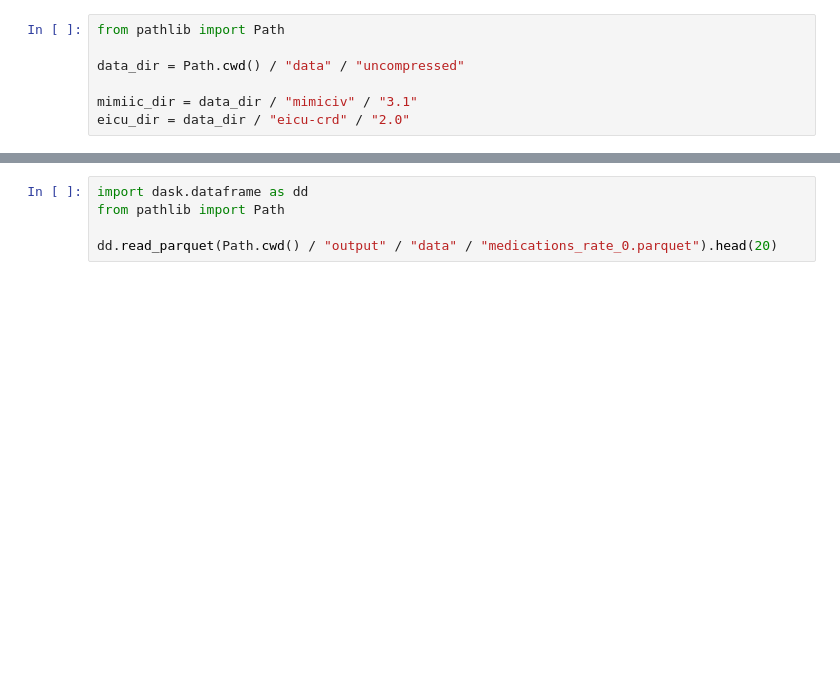
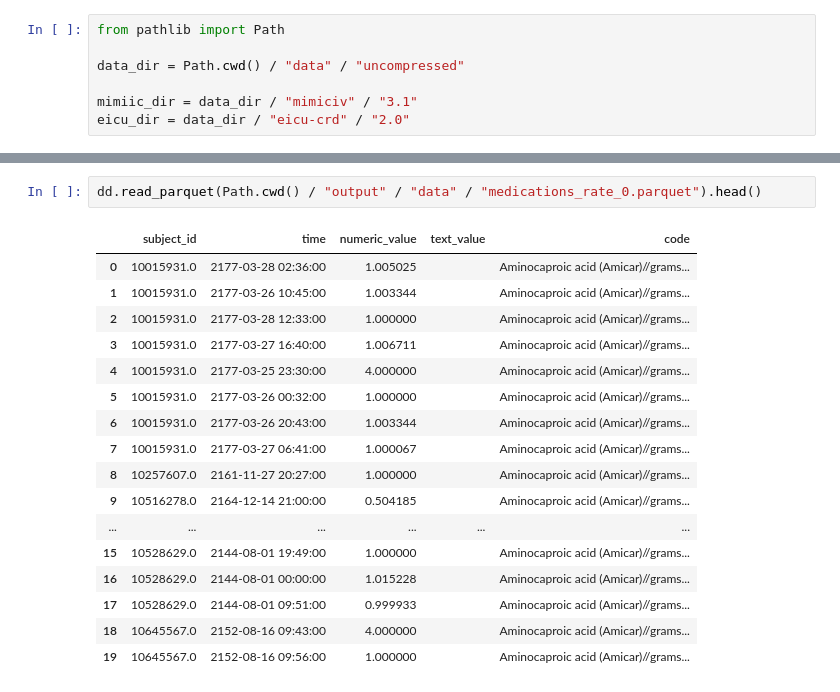
Before and after one commit to aidh-ms/OpenICU, a Jupyter notebook: example/example.ipynb, the cells around one changed output, grey strips where cells are left out. Drawn from its saved outputs; the diff is of its cells as text; blank space fills up the shorter version.

```diff
--- a/example/example.ipynb
+++ b/example/example.ipynb
@@ -37,5 +88,20 @@ df
 # %%
-import dask.dataframe as dd
-from pathlib import Path
-
-dd.read_parquet(Path.cwd() / "output" / "data" / "medications_rate_0.parquet").head(20)
+dd.read_parquet(Path.cwd() / "output" / "data" / "medications_rate_0.parquet").head()
+# %% [output]
+|  | subject_id | time | numeric_value | text_value | code |
+| 0 | 10015931.0 | 2177-03-28 02:36:00 | 1.005025 |  | Aminocaproic acid (Amicar)//grams... |
+| 1 | 10015931.0 | 2177-03-26 10:45:00 | 1.003344 |  | Aminocaproic acid (Amicar)//grams... |
+| 2 | 10015931.0 | 2177-03-28 12:33:00 | 1.000000 |  | Aminocaproic acid (Amicar)//grams... |
+| 3 | 10015931.0 | 2177-03-27 16:40:00 | 1.006711 |  | Aminocaproic acid (Amicar)//grams... |
+| 4 | 10015931.0 | 2177-03-25 23:30:00 | 4.000000 |  | Aminocaproic acid (Amicar)//grams... |
+| 5 | 10015931.0 | 2177-03-26 00:32:00 | 1.000000 |  | Aminocaproic acid (Amicar)//grams... |
+| 6 | 10015931.0 | 2177-03-26 20:43:00 | 1.003344 |  | Aminocaproic acid (Amicar)//grams... |
+| 7 | 10015931.0 | 2177-03-27 06:41:00 | 1.000067 |  | Aminocaproic acid (Amicar)//grams... |
+| 8 | 10257607.0 | 2161-11-27 20:27:00 | 1.000000 |  | Aminocaproic acid (Amicar)//grams... |
+| 9 | 10516278.0 | 2164-12-14 21:00:00 | 0.504185 |  | Aminocaproic acid (Amicar)//grams... |
+| ... | ... | ... | ... | ... | ... |
+| 15 | 10528629.0 | 2144-08-01 19:49:00 | 1.000000 |  | Aminocaproic acid (Amicar)//grams... |
+| 16 | 10528629.0 | 2144-08-01 00:00:00 | 1.015228 |  | Aminocaproic acid (Amicar)//grams... |
+| 17 | 10528629.0 | 2144-08-01 09:51:00 | 0.999933 |  | Aminocaproic acid (Amicar)//grams... |
+| 18 | 10645567.0 | 2152-08-16 09:43:00 | 4.000000 |  | Aminocaproic acid (Amicar)//grams... |
+| 19 | 10645567.0 | 2152-08-16 09:56:00 | 1.000000 |  | Aminocaproic acid (Amicar)//grams... |
```
Also changed, not shown: parts of 7 cells of this notebook.
